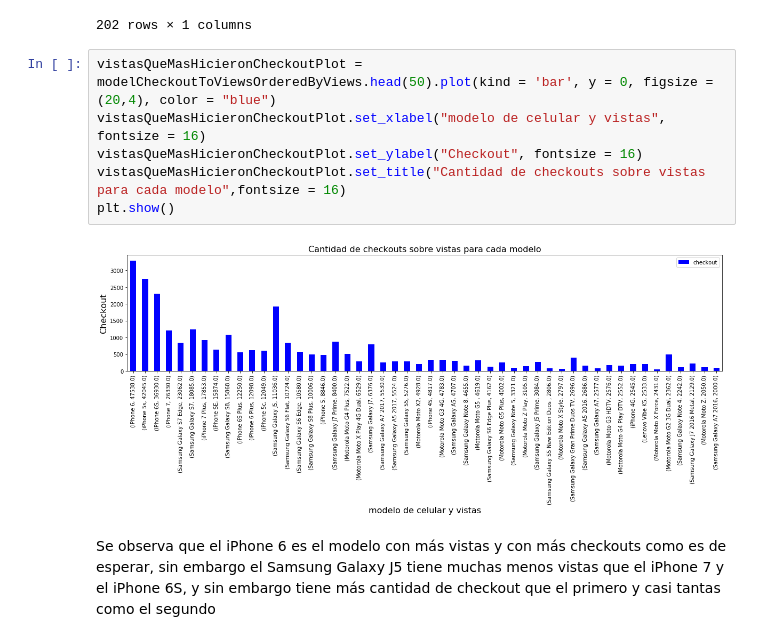
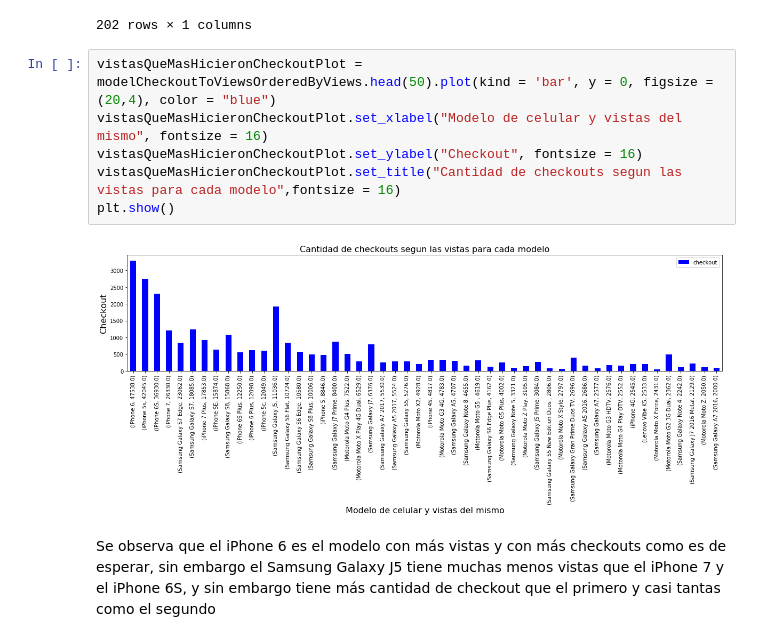
Before and after one commit to IgnacioKomar/OrganizacionDeDatos, a Jupyter notebook: Análisis sobre modelos.ipynb, the cells around one changed output. Drawn from its saved outputs; the diff is of its cells as text.

```diff
--- a/Análisis sobre modelos.ipynb
+++ b/Análisis sobre modelos.ipynb
@@ -273,12 +273,12 @@ modelCheckoutToViewsOrderedByViews
 202 rows × 1 columns
 # %%
 vistasQueMasHicieronCheckoutPlot = modelCheckoutToViewsOrderedByViews.head(50).plot(kind = 'bar', y = 0, figsize = (20,4), color = "blue")
-vistasQueMasHicieronCheckoutPlot.set_xlabel("modelo de celular y vistas", fontsize = 16)
+vistasQueMasHicieronCheckoutPlot.set_xlabel("Modelo de celular y vistas del mismo", fontsize = 16)
 vistasQueMasHicieronCheckoutPlot.set_ylabel("Checkout", fontsize = 16)
-vistasQueMasHicieronCheckoutPlot.set_title("Cantidad de checkouts sobre vistas para cada modelo",fontsize = 16)
+vistasQueMasHicieronCheckoutPlot.set_title("Cantidad de checkouts segun las vistas para cada modelo",fontsize = 16)
 plt.show()
 # %% [output]
-[figure, old version]
+[figure, new version]
 # %% [markdown]
 Se observa que el iPhone 6 es el modelo con más vistas y con más checkouts como es de esperar, sin embargo el Samsung Galaxy J5 tiene muchas menos vistas que el iPhone 7 y el iPhone 6S, y sin embargo tiene más cantidad de checkout que el primero y casi tantas como el segundo
 # %% [markdown]
```
Also changed, not shown: parts of 2 cells of this notebook.
